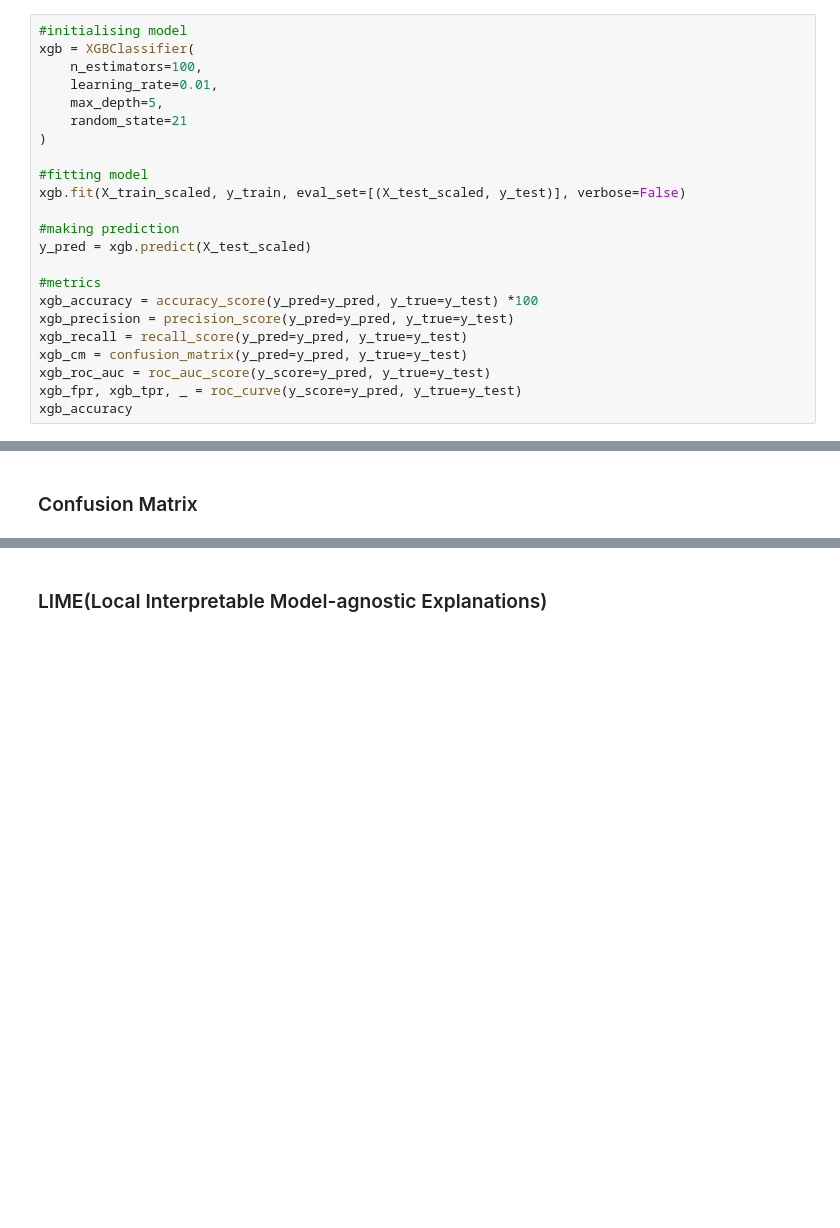
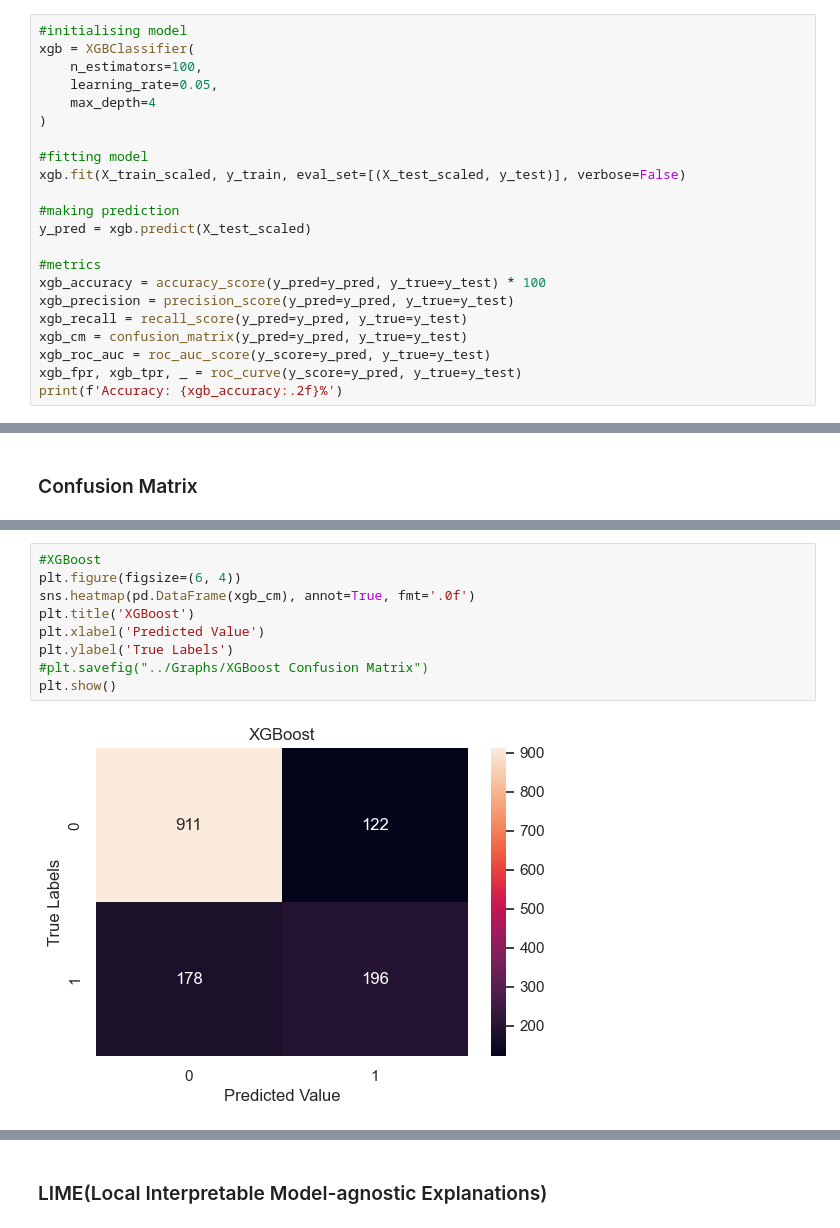
Before and after one commit to itssingh14/customer_churn_prediction, a Jupyter notebook: codes/Main.ipynb, the cells around one changed output, grey strips where cells are left out. Cells and saved outputs as stored; diff of their text form; blank space fills up the shorter version.

```diff
--- a/codes/Main.ipynb
+++ b/codes/Main.ipynb
@@ -742,9 +742,8 @@ model_accuracy
 #initialising model
 xgb = XGBClassifier(
     n_estimators=100,
-    learning_rate=0.01,
-    max_depth=5,
-    random_state=21
+    learning_rate=0.05,
+    max_depth=4
 )
 
 #fitting model
@@ -754,11 +753,11 @@ xgb.fit(X_train_scaled, y_train, eval_set=[(X_test_scaled, y_test)], verbose=Fal
 y_pred = xgb.predict(X_test_scaled)
 
 #metrics
-xgb_accuracy = accuracy_score(y_pred=y_pred, y_true=y_test) *100
+xgb_accuracy = accuracy_score(y_pred=y_pred, y_true=y_test) * 100
 xgb_precision = precision_score(y_pred=y_pred, y_true=y_test)
 xgb_recall = recall_score(y_pred=y_pred, y_true=y_test)
 xgb_cm = confusion_matrix(y_pred=y_pred, y_true=y_test)
 xgb_roc_auc = roc_auc_score(y_score=y_pred, y_true=y_test)
 xgb_fpr, xgb_tpr, _ = roc_curve(y_score=y_pred, y_true=y_test)
-xgb_accuracy
+print(f'Accuracy: {xgb_accuracy:.2f}%')
 # %% [output]
@@ -871,0 +866,11 @@ Artificial Neural Network
+# %%
+#XGBoost
+plt.figure(figsize=(6, 4))
+sns.heatmap(pd.DataFrame(xgb_cm), annot=True, fmt='.0f')
+plt.title('XGBoost')
+plt.xlabel('Predicted Value')
+plt.ylabel('True Labels')
+#plt.savefig("../Graphs/XGBoost Confusion Matrix")
+plt.show()
+# %% [output]
+[figure, added]
```
Also changed, not shown: parts of 16 cells of this notebook.
